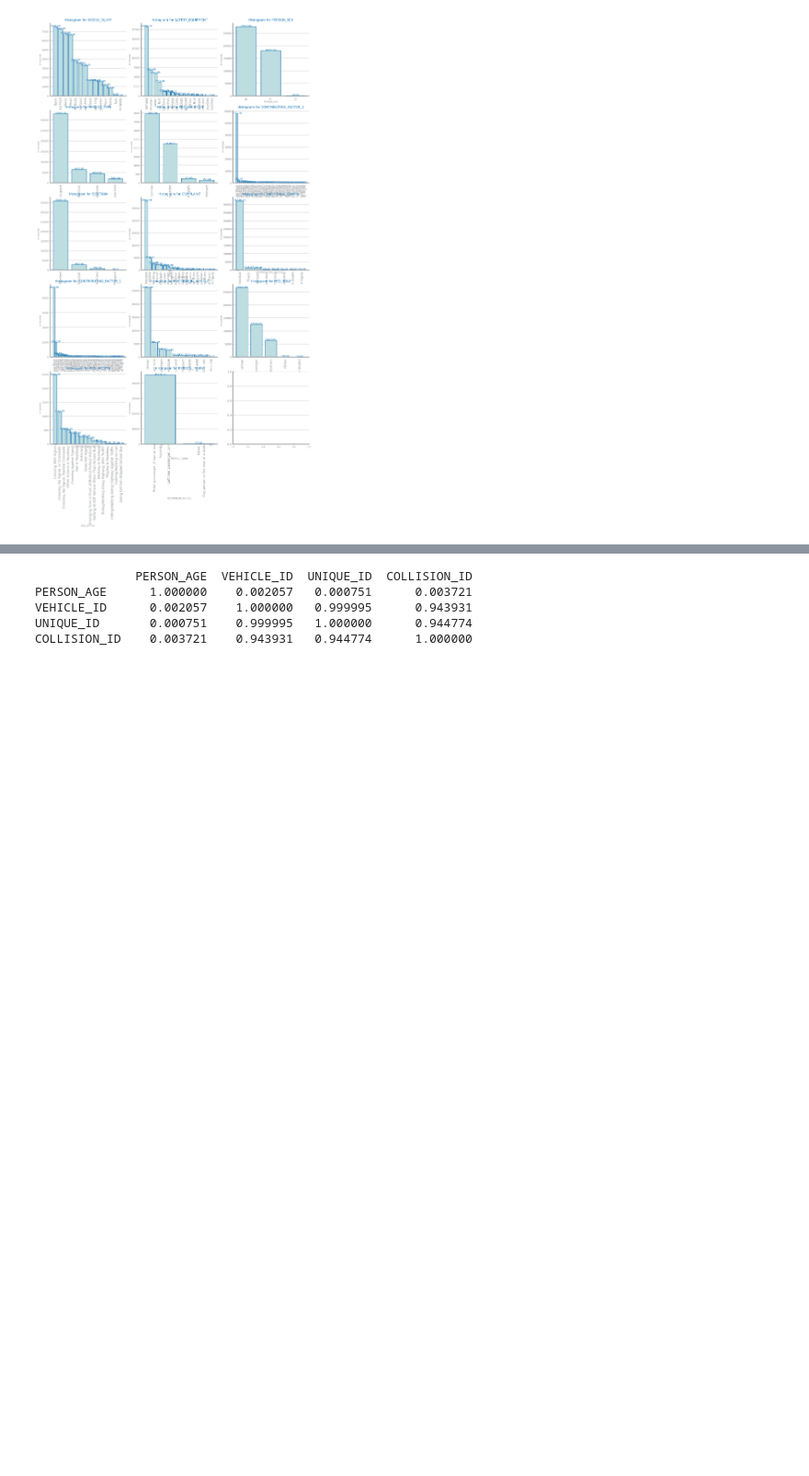
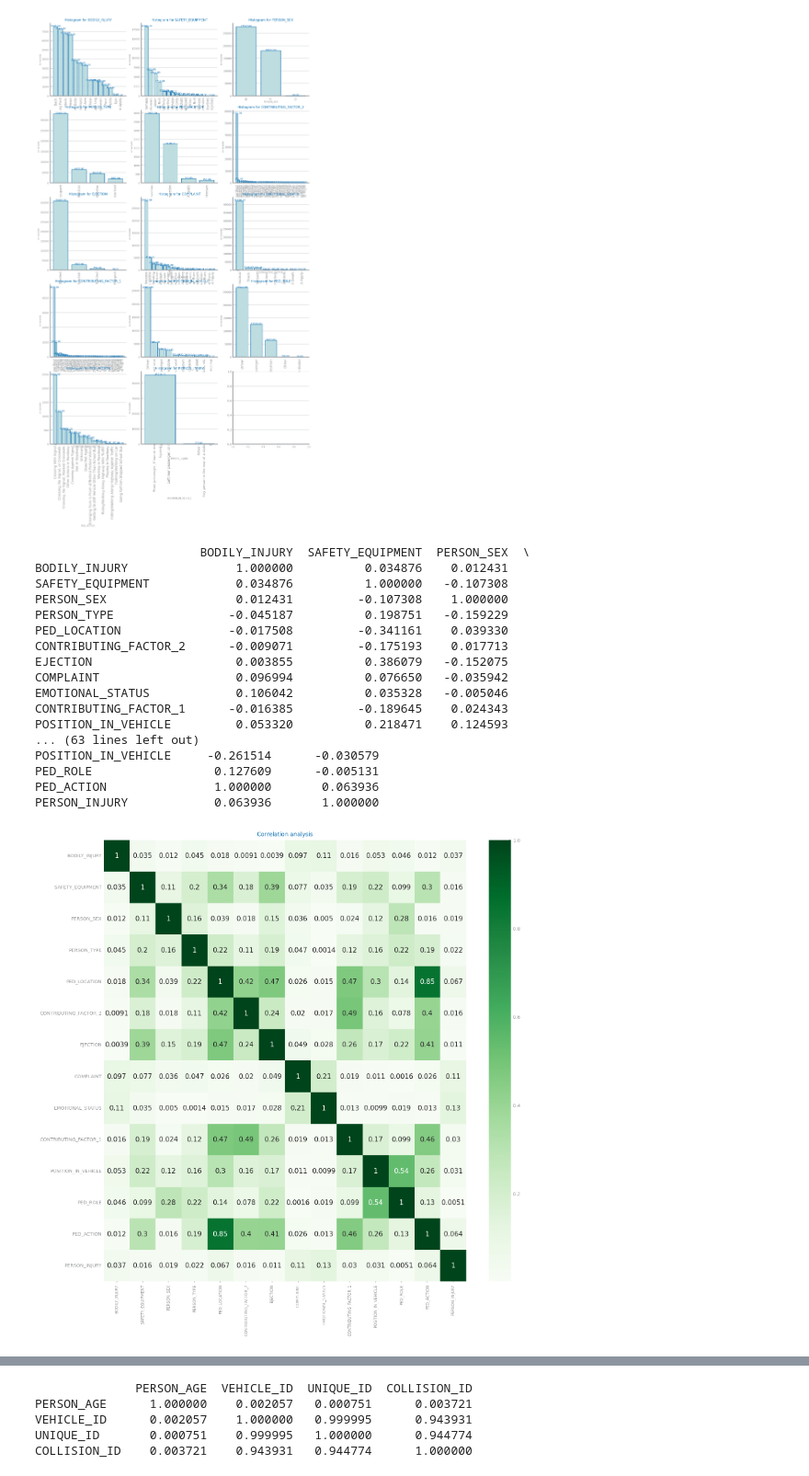
Before and after one commit to falc00/projetoCD, a Jupyter notebook: notebook.ipynb, the cells around one changed output, grey strips where cells are left out. Shown at 92% size. Cells and saved outputs as stored; diff of their text form; code cells hidden in the pictures; blank space fills up the shorter version.

```diff
--- a/notebook.ipynb
+++ b/notebook.ipynb
@@ -160,5 +173,37 @@ savefig('images/histograms_symbolic.png')
 show()
 # %% [output]
 [figure]
+# %%
+### DATA SPARSITY
+#Correlation map
+symbolic_vars = ['BODILY_INJURY','SAFETY_EQUIPMENT','PERSON_SEX','PERSON_TYPE','PED_LOCATION','CONTRIBUTING_FACTOR_2','EJECTION','COMPLAINT','EMOTIONAL_STATUS','CONTRIBUTING_FACTOR_1','POSITION_IN_VEHICLE','PED_ROLE','PED_ACTION','PERSON_INJURY']
+just_symbolic = data[symbolic_vars].copy()
+corr_mtx = just_symbolic.apply(lambda x : pd.factorize(x)[0]).corr(method='pearson', min_periods=1)
+print(corr_mtx)
+fig = figure(figsize=[12, 12])
+
+heatmap(abs(corr_mtx), xticklabels=corr_mtx.columns, yticklabels=corr_mtx.columns, annot=True, cmap='Greens')
+title('Correlation analysis')
+savefig(f'images/correlation_analysis.png')
+show()
+# %% [output]
+                       BODILY_INJURY  SAFETY_EQUIPMENT  PERSON_SEX  \
+BODILY_INJURY               1.000000          0.034876    0.012431
+SAFETY_EQUIPMENT            0.034876          1.000000   -0.107308
+PERSON_SEX                  0.012431         -0.107308    1.000000
+PERSON_TYPE                -0.045187          0.198751   -0.159229
+PED_LOCATION               -0.017508         -0.341161    0.039330
+CONTRIBUTING_FACTOR_2      -0.009071         -0.175193    0.017713
+EJECTION                    0.003855          0.386079   -0.152075
+COMPLAINT                   0.096994          0.076650   -0.035942
+EMOTIONAL_STATUS            0.106042          0.035328   -0.005046
+CONTRIBUTING_FACTOR_1      -0.016385         -0.189645    0.024343
+POSITION_IN_VEHICLE         0.053320          0.218471    0.124593
+... (63 lines left out)
+POSITION_IN_VEHICLE     -0.261514      -0.030579
+PED_ROLE                 0.127609      -0.005131
+PED_ACTION               1.000000       0.063936
+PERSON_INJURY            0.063936       1.000000
+[figure, added]
 # %%
 ### DATA SPARSITY
```
Also changed, not shown: parts of 4 cells of this notebook, 35 other files.
